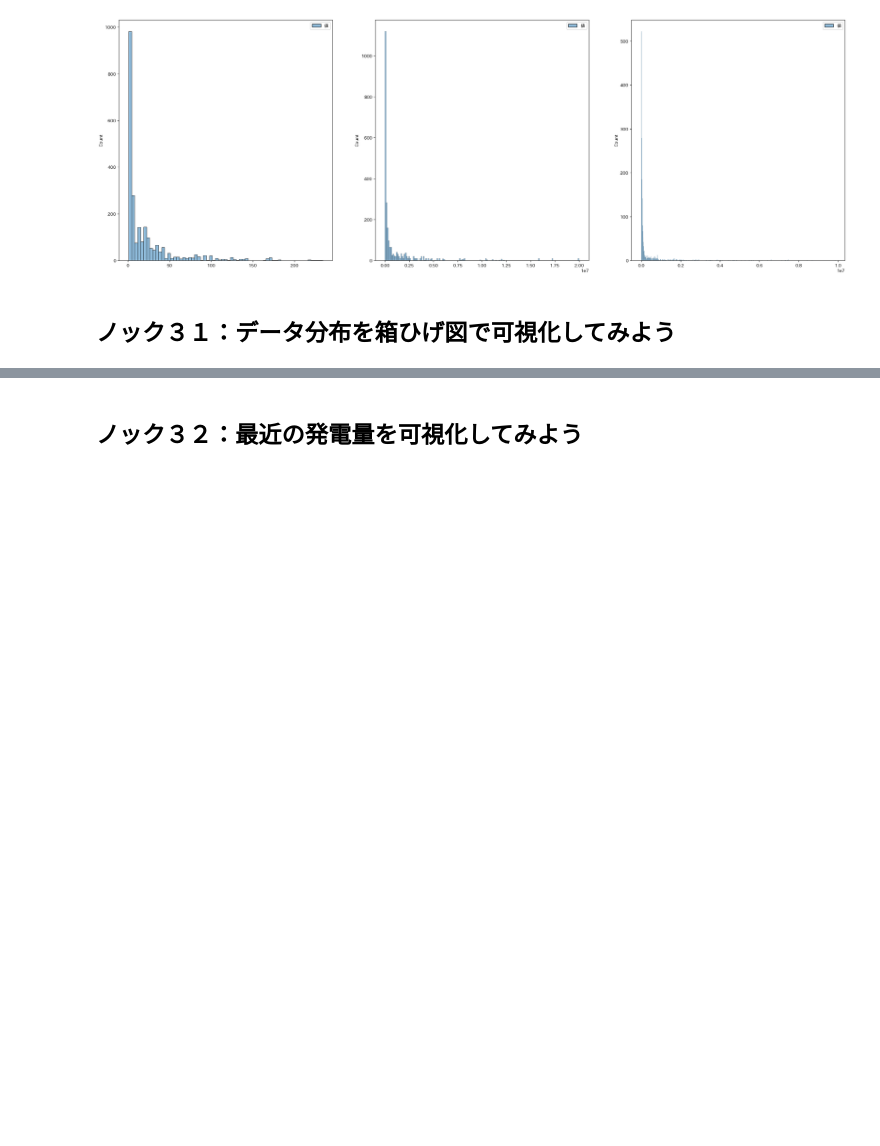
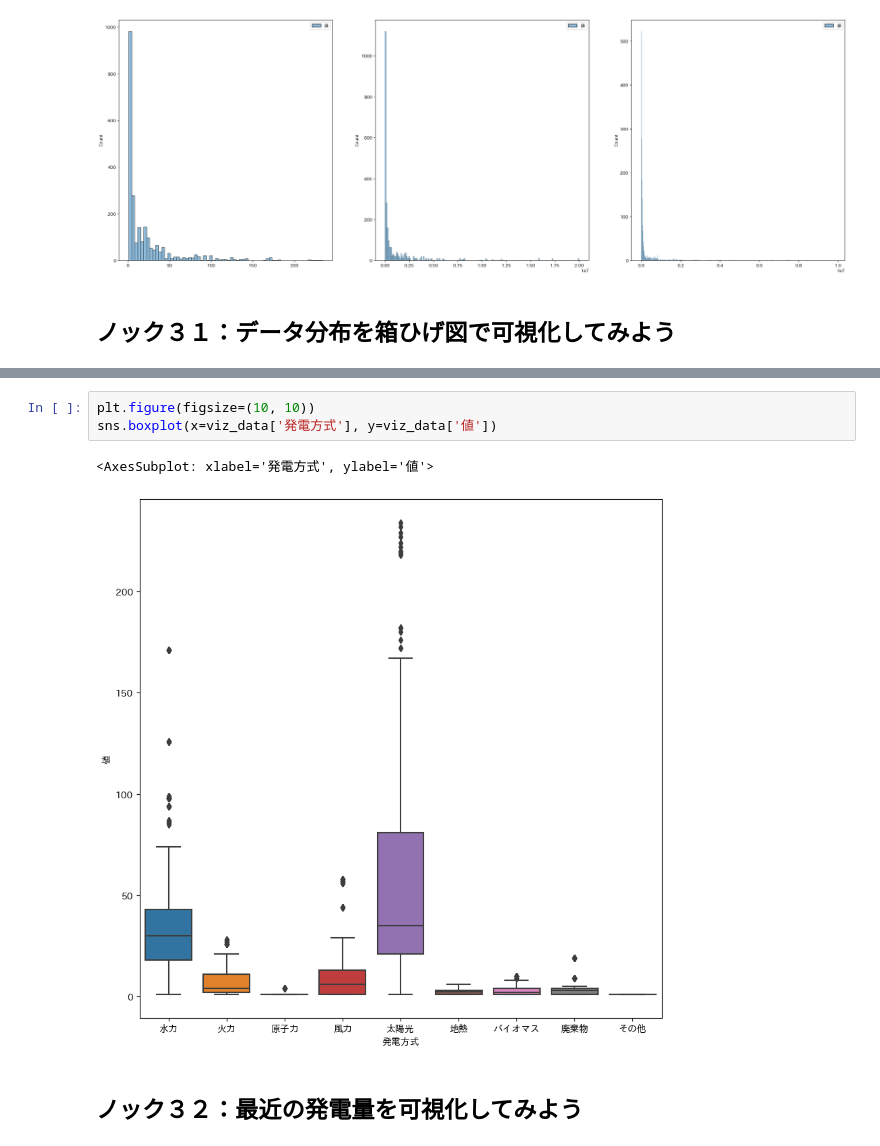
Before and after one commit to mitaniii/jupyter_test, a Jupyter notebook: 100nocks-process-visualization/chapter-2/src/2章.ipynb, the cells around one changed output, grey strips where cells are left out. Drawn from its saved outputs; the diff is of its cells as text; blank space fills up the shorter version.

```diff
--- a/100nocks-process-visualization/chapter-2/src/2章.ipynb
+++ b/100nocks-process-visualization/chapter-2/src/2章.ipynb
@@ -469,2 +477,8 @@ sns.histplot(viz_data.loc[viz_data['項目']=='電力量'], ax=axes[2])
+# %%
+plt.figure(figsize=(10, 10))
+sns.boxplot(x=viz_data['発電方式'], y=viz_data['値'])
+# %% [output]
+<AxesSubplot: xlabel='発電方式', ylabel='値'>
+[figure, added]
 # %% [markdown]
 ## ノック３２：最近の発電量を可視化してみよう
```
Also changed, not shown: parts of 12 cells of this notebook, 1 other file.
